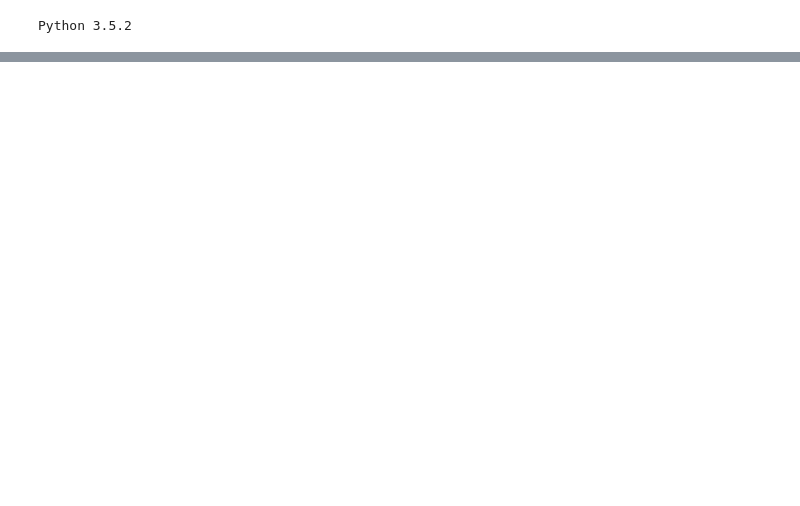
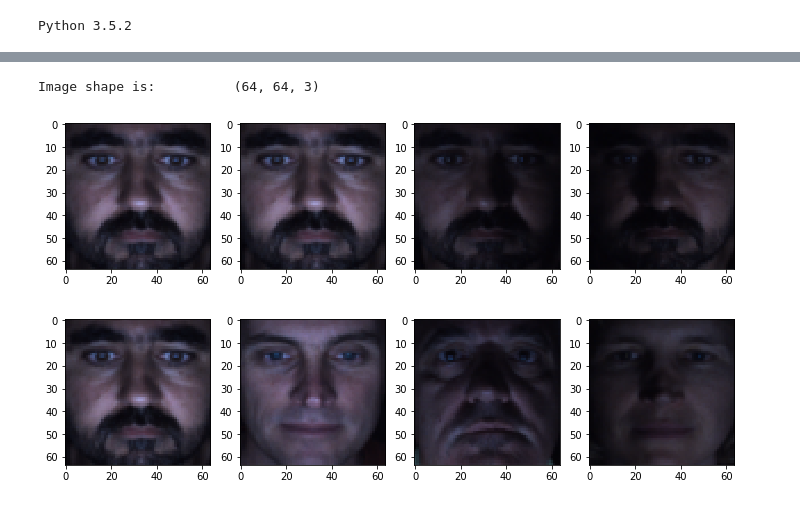
Before and after one commit to ZhangAoCanada/CSI5139F_Assignments, a Jupyter notebook: assignment2/Assignment2.ipynb, the cells around one changed output, grey strips where cells are left out. Saved outputs shown, nothing was run; the diff lists cells and outputs as text; code cells hidden in the pictures; blank space fills up the shorter version.

```diff
--- a/assignment2/Assignment2.ipynb
+++ b/assignment2/Assignment2.ipynb
@@ -1243,0 +216,42 @@ Accuracy of the all data:        0.23828125  average prediction time:    3.75710
+# %%
+# image examples, for visualization and some tests
+# same faces
+image_example_1, _ = GetImageWithSubName(sub_names_train[0], session_names[0], frame_names_train[0])
+image_example_2, _ = GetImageWithSubName(sub_names_train[0], session_names[1], frame_names_train[0])
+image_example_3, _ = GetImageWithSubName(sub_names_train[0], session_names[0], frame_names_train[10])
+image_example_4, _ = GetImageWithSubName(sub_names_train[0], session_names[0], frame_names_train[22])
+# different faces
+image_example_5, _ = GetImageWithSubName(sub_names_train[1], session_names[0], frame_names_train[0])
+image_example_6, _ = GetImageWithSubName(sub_names_train[5], session_names[0], frame_names_train[5])
+image_example_7, _ = GetImageWithSubName(sub_names_test[5], session_names[0], frame_names_test[22])
+
+# print out the shape of the image
+print("Image shape is: \t", image_example_1.shape)
+
+# same faces test
+fig = plt.figure(figsize = (12, 3))
+ax1 = fig.add_subplot(141)
+ax2 = fig.add_subplot(142)
+ax3 = fig.add_subplot(143)
+ax4 = fig.add_subplot(144)
+ax1.imshow(image_example_1)
+ax2.imshow(image_example_2)
+ax3.imshow(image_example_3)
+ax4.imshow(image_example_4)
+plt.show()
+
+# different faces test
+fig = plt.figure(figsize = (12, 3))
+ax1 = fig.add_subplot(141)
+ax2 = fig.add_subplot(142)
+ax3 = fig.add_subplot(143)
+ax4 = fig.add_subplot(144)
+ax1.imshow(image_example_1)
+ax2.imshow(image_example_5)
+ax3.imshow(image_example_6)
+ax4.imshow(image_example_7)
+plt.show()
+# %% [output]
+Image shape is:          (64, 64, 3)
+[figure, added]
+[figure, added]
```
Also changed, not shown: parts of 61 cells of this notebook, 2 other files.
